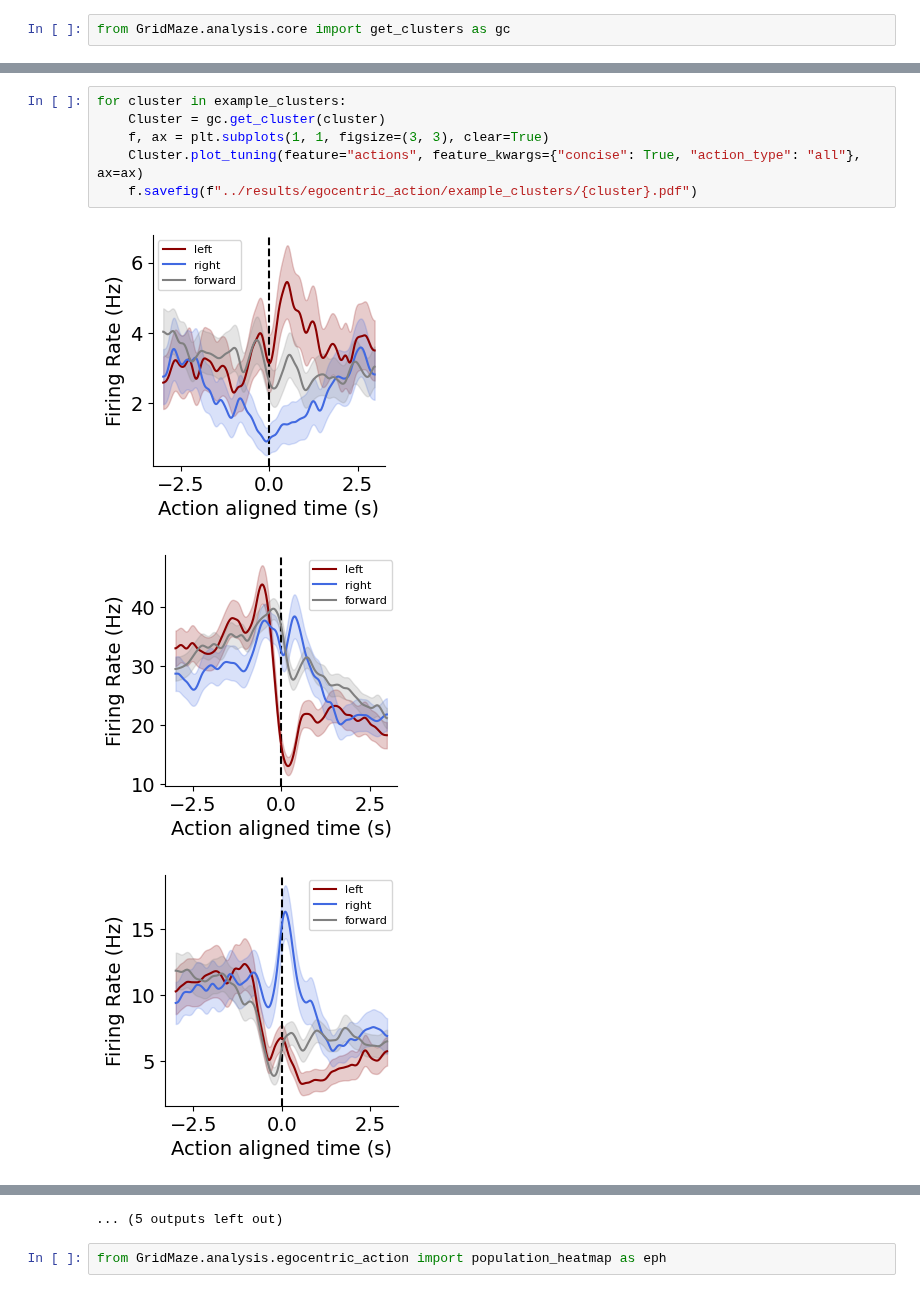
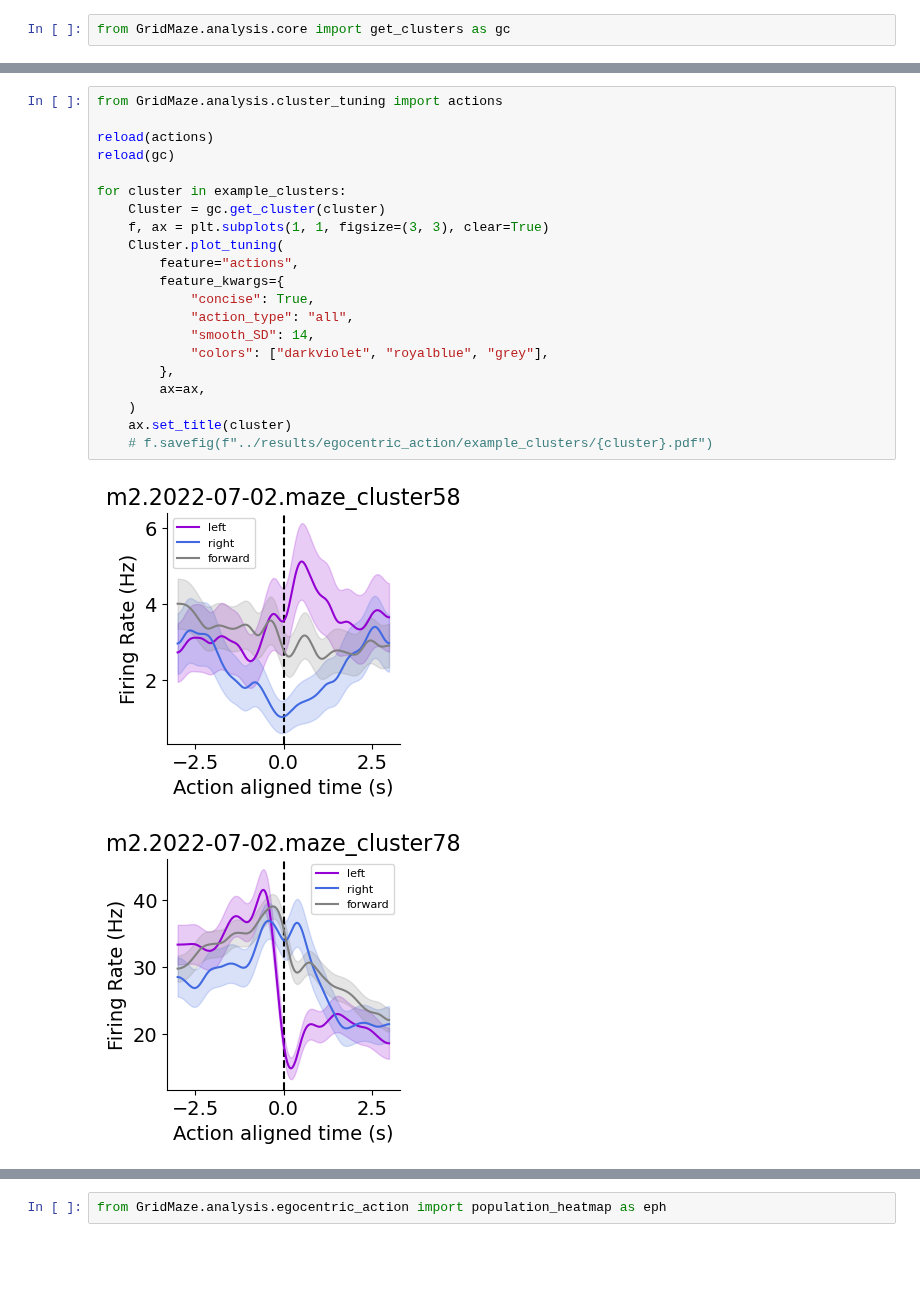
Before and after one commit to peterdoohan/GridMaze-mFC, a Jupyter notebook: Notebooks/egocentric_action.ipynb, the cells around one changed output, grey strips where cells are left out. Cells and saved outputs as stored; diff of their text form; blank space fills up the shorter version.

Commit message:
adding egocentric action results to notebook

```diff
--- a/Notebooks/egocentric_action.ipynb
+++ b/Notebooks/egocentric_action.ipynb
@@ -48,11 +48,25 @@ example_clusters = [
 ]
 # %%
+from GridMaze.analysis.cluster_tuning import actions
+
+reload(actions)
+reload(gc)
+
 for cluster in example_clusters:
     Cluster = gc.get_cluster(cluster)
     f, ax = plt.subplots(1, 1, figsize=(3, 3), clear=True)
-    Cluster.plot_tuning(feature="actions", feature_kwargs={"concise": True, "action_type": "all"}, ax=ax)
-    f.savefig(f"../results/egocentric_action/example_clusters/{cluster}.pdf")
+    Cluster.plot_tuning(
+        feature="actions",
+        feature_kwargs={
+            "concise": True,
+            "action_type": "all",
+            "smooth_SD": 14,
+            "colors": ["darkviolet", "royalblue", "grey"],
+        },
+        ax=ax,
+    )
+    ax.set_title(cluster)
+    # f.savefig(f"../results/egocentric_action/example_clusters/{cluster}.pdf")
 # %% [output]
-[figure, old version]
+[figure, new version]
-[figure, old version]
+[figure, new version]
-[figure, removed]
@@ -68,4 +73,3 @@ for cluster in example_clusters:
-... (5 outputs left out)
 # %%
 from GridMaze.analysis.egocentric_action import population_heatmap as eph
 # %%
```
Also changed, not shown: parts of 5 cells of this notebook, 3 other files.
